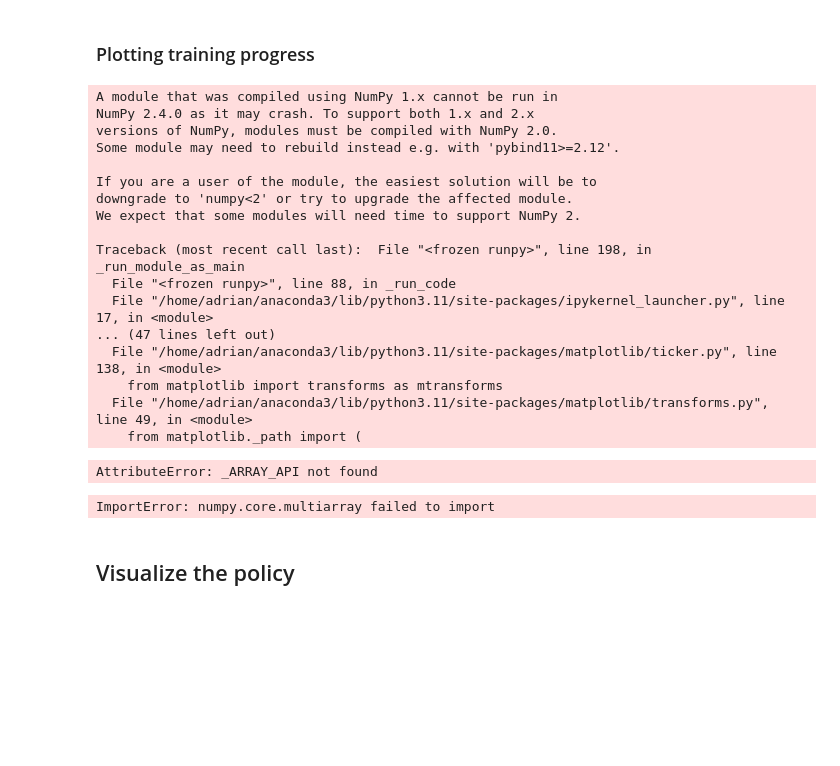
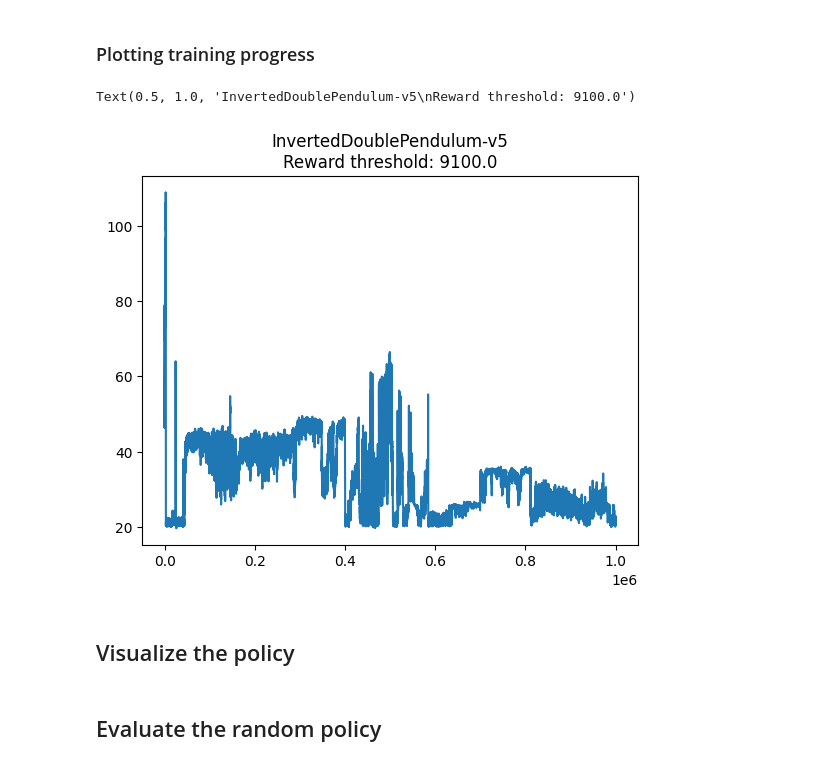
Before and after one commit to adrische/Reimplementing-PPO, a Jupyter notebook: notebooks/REINFORCE with baseline continuous.ipynb, the cells around one changed output. Cells and saved outputs as stored; diff of their text form; code cells hidden in the pictures; blank space fills up the shorter version.

```diff
--- a/notebooks/REINFORCE with baseline continuous.ipynb
+++ b/notebooks/REINFORCE with baseline continuous.ipynb
@@ -123,23 +133,24 @@ env_name = "InvertedDoublePendulum-v5"
 
 n_hidden1 = 64
 n_hidden2 = 64
-gamma = 0.99
 
 # Sutton & Barto use a separate learning rate to update the state-value function parameters
+# We will establish a baseline for all environments for the (fixed) parameters as used in the PPO paper
+# (as far as they are used by the algorithm here)
+# See Table 3, page 10
+gamma = 0.99
 alpha_value = 3e-4
 alpha = 3e-4
 
-n_episodes = 20_000
-print_every_n_episodes = 500
-
-early_stopping = False
+n_episodes = 1_000_000
+print_every_n_episodes = int(n_episodes / 20)
 # %%
 np.random.seed(seed)
 torch.manual_seed(seed)
 
 # Initialise the environment
 env = gym.make(env_name, continuous=True) if env_name in ["LunarLander-v3", "CarRacing-v3"] else gym.make(env_name)
-wrapped_env = RescaleAction(env, min_action=-1, max_action=1)
+env = RescaleAction(env, min_action=-1, max_action=1)
 
 # Reset the environment to generate the first observation
 observation, info = env.reset(seed=seed)
@@ -257,14 +268,5 @@ for i_episode in range(1, n_episodes+1):
         print("State-value function for initial observation in this episode:", value(observations[0]).item())
         if len(all_episode_rewards) > 100: print("Average reward last 100 episodes:", sum(all_episode_rewards[-100:])/100)
 
-    # TODO early stopping needs lower average reward bound applicable for several environments. Reward scaling and max_timesteps -> gives lower bound for reward per episode?
-    # if early_stopping and i_episode > 4000 and np.mean(all_episode_rewards[-200:]) < -200:
-    #     print("Run terminated due to early stopping at episode", i_episode)
-    #     break
-
-# - When a policy solved the environment for one episode:
-    if all_episode_rewards[-1] > env.spec.reward_threshold:
-        print("Environment was solved for one episode at episode", i_episode)
-
 env.close()
 # %% [output]
@@ -298,36 +298,13 @@ policy = pickle.load(open('policies/REINFORCE_with_baseline_InvertedDoublePendul
 # %% [markdown]
 ### Plotting training progress
 # %%
-import matplotlib.pyplot as plt
 smoothing_interval = 100 # Change for different levels of smoothing
-a = np.array(all_episode_rewards)
-smoothed_rewards = a[(len(a)%smoothing_interval):].reshape(-1, smoothing_interval).mean(1)
-
+smoothed_rewards = np.convolve(all_episode_rewards, np.ones(smoothing_interval)/smoothing_interval, 'valid')
 plt.plot(smoothed_rewards)
-xtcks = np.arange(0, len(smoothed_rewards), smoothing_interval)
-plt.xticks(xtcks,  smoothing_interval*xtcks)
-
-np.where(a > env.spec.reward_threshold) # training steps at which the policy "solved" the environment
+plt.title(f"{env_name}\nReward threshold: {env.spec.reward_threshold}")
 # %% [output]
-A module that was compiled using NumPy 1.x cannot be run in
-NumPy 2.4.0 as it may crash. To support both 1.x and 2.x
-versions of NumPy, modules must be compiled with NumPy 2.0.
-Some module may need to rebuild instead e.g. with 'pybind11>=2.12'.
-
-If you are a user of the module, the easiest solution will be to
-downgrade to 'numpy<2' or try to upgrade the affected module.
-We expect that some modules will need time to support NumPy 2.
-
-Traceback (most recent call last):  File "<frozen runpy>", line 198, in _run_module_as_main
-  File "<frozen runpy>", line 88, in _run_code
-  File "/home/adrian/anaconda3/lib/python3.11/site-packages/ipykernel_launcher.py", line 17, in <module>
-... (47 lines left out)
-  File "/home/adrian/anaconda3/lib/python3.11/site-packages/matplotlib/ticker.py", line 138, in <module>
-    from matplotlib import transforms as mtransforms
-  File "/home/adrian/anaconda3/lib/python3.11/site-packages/matplotlib/transforms.py", line 49, in <module>
-    from matplotlib._path import (
+Text(0.5, 1.0, 'InvertedDoublePendulum-v5\nReward threshold: 9100.0')
-AttributeError: _ARRAY_API not found
-ImportError: numpy.core.multiarray failed to import
+[figure, added]
 # %% [markdown]
 ## Visualize the policy
 # %%
@@ -405,0 +337,2 @@ cv2.destroyAllWindows()
+# %% [markdown]
+## Evaluate the random policy
```
Also changed, not shown: parts of 14 cells of this notebook, 8 other files.
